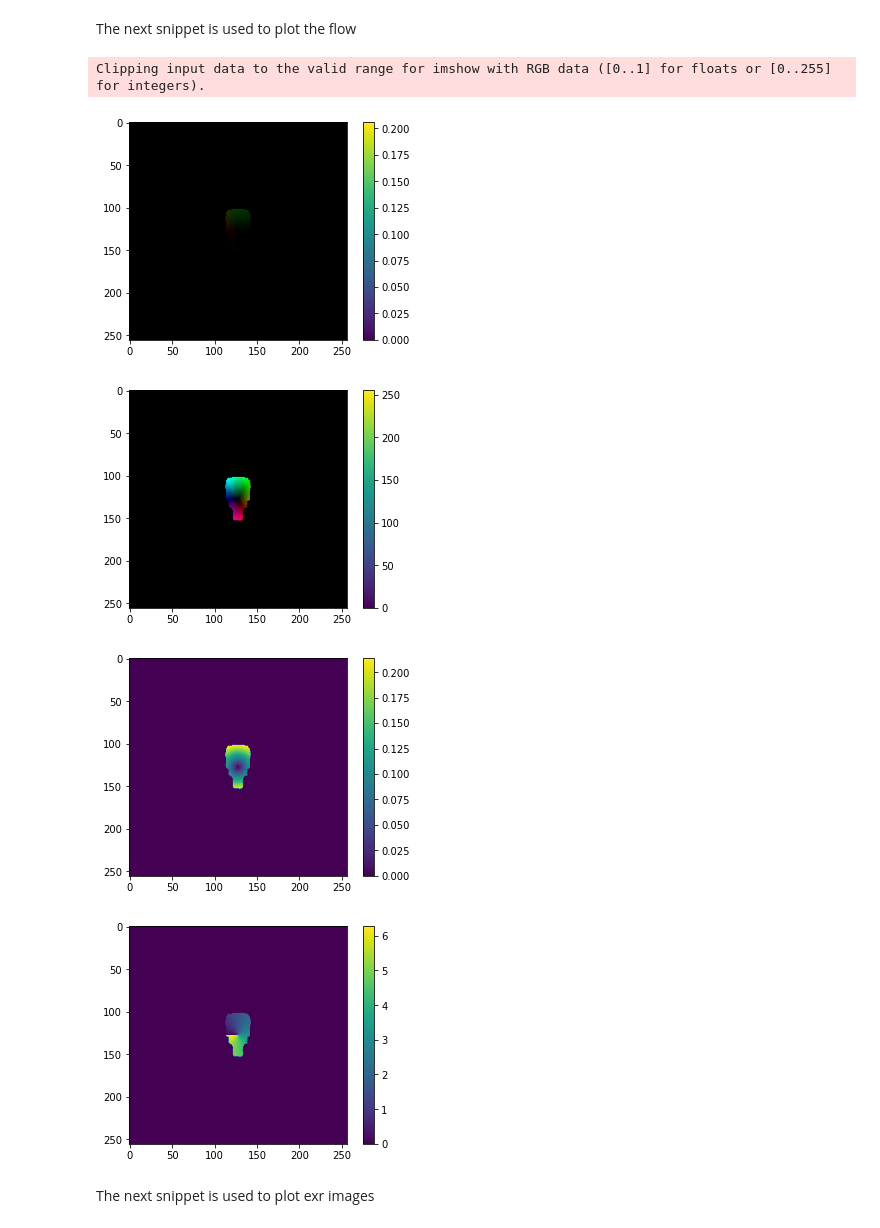
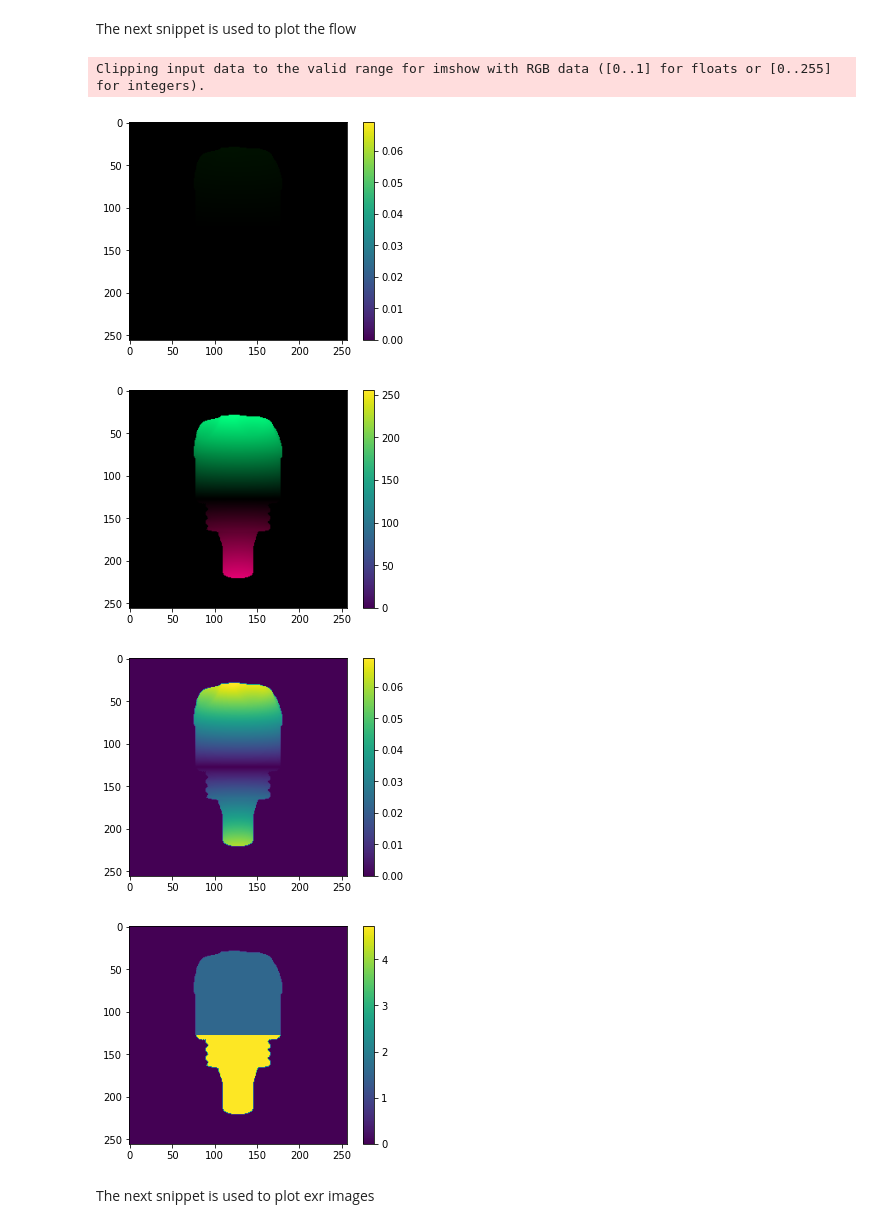
Before and after one commit to onorabil/blenderRenderer, a Jupyter notebook: PreviewData.ipynb, the cells around one changed output. Drawn from its saved outputs; the diff is of its cells as text; code cells hidden in the pictures.

```diff
--- a/PreviewData.ipynb
+++ b/PreviewData.ipynb
@@ -65,19 +67,19 @@ def exr2flow(exr):
 
     return img, bgr, mag, ang
 # %%
-flow_data = exr2flow("C:/dev/tmp/output/object01_flow0120.exr")
+flow_data = exr2flow("C:/dev/tmp/vid/object01_flow0120.exr")
 
 for data in flow_data:
     fig = plt.figure()
     plt.imshow(data)
     plt.colorbar()
     plt.show()
 # %% [output]
 Clipping input data to the valid range for imshow with RGB data ([0..1] for floats or [0..255] for integers).
-[figure, old version]
+[figure, new version]
-[figure, old version]
+[figure, new version]
-[figure, old version]
+[figure, new version]
-[figure, old version]
+[figure, new version]
 # %% [markdown]
 The next snippet is used to plot exr images
 # %%
```
Also changed, not shown: parts of 10 cells of this notebook, 2 other files.
